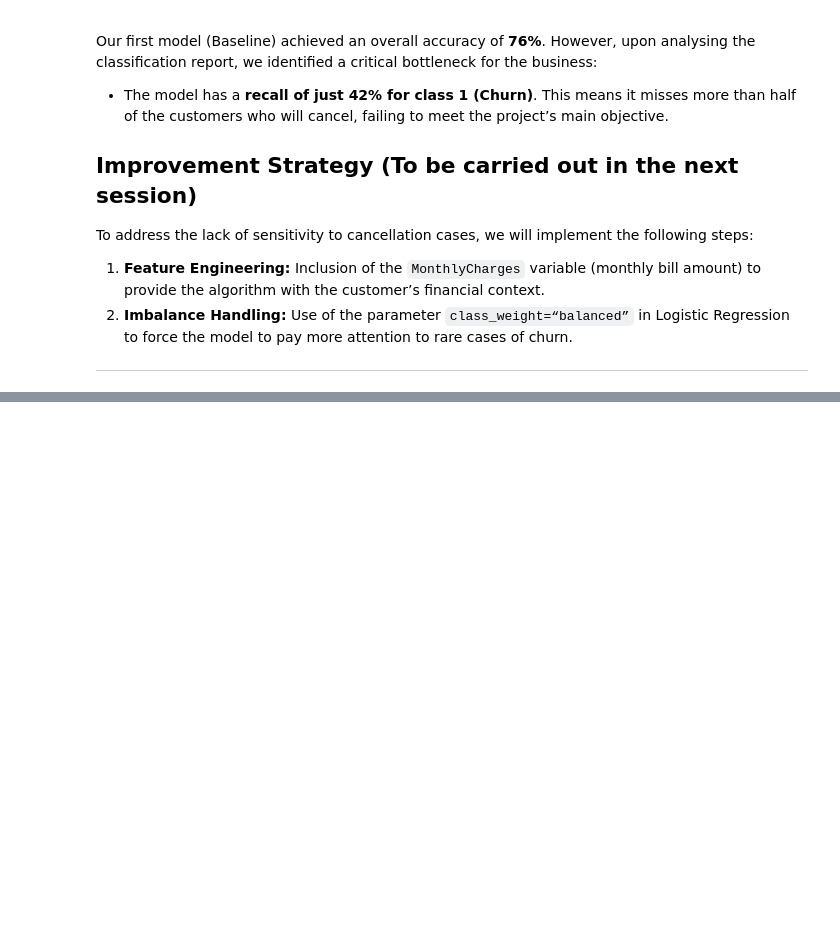
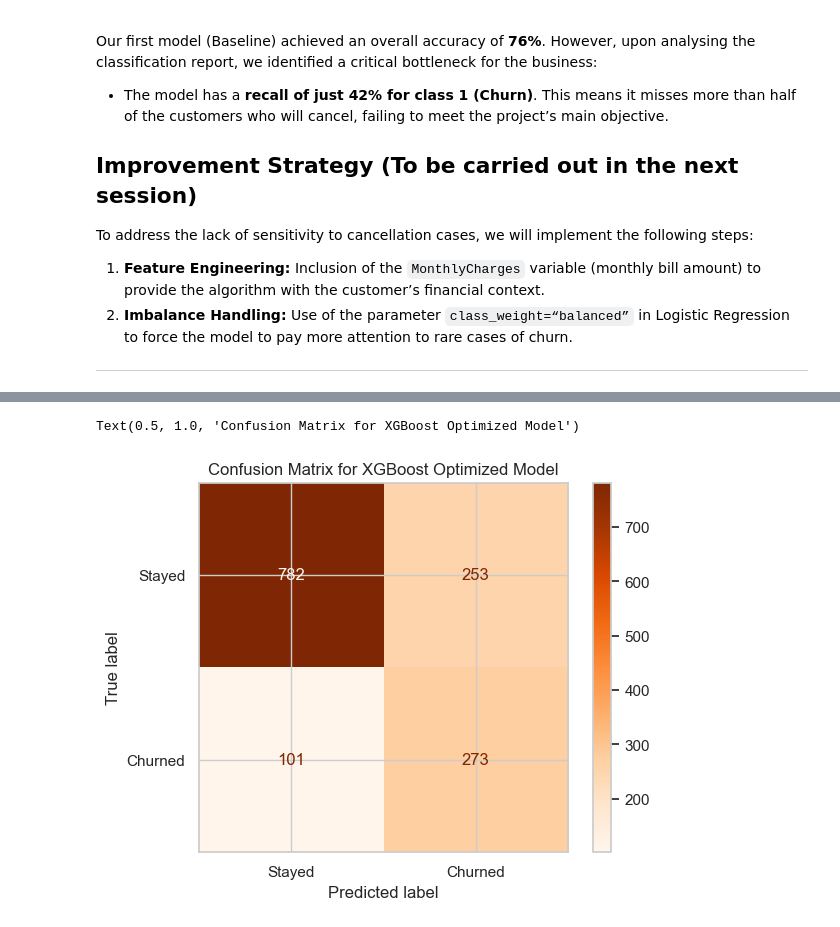
Before and after one commit to henriqsantos/churn_project, a Jupyter notebook: analyse_churn.ipynb, the cells around one changed output, grey strips where cells are left out. Saved outputs shown, nothing was run; the diff lists cells and outputs as text; code cells hidden in the pictures; blank space fills up the shorter version.

```diff
--- a/analyse_churn.ipynb
+++ b/analyse_churn.ipynb
@@ -207,0 +308,16 @@ To address the lack of sensitivity to cancellation cases, we will implement the
+# %%
+from xgboost import XGBClassifier
+
+# Initialize XGBoost with a scale_pos_weight parameter to handle class imbalance
+# Since we have roughly 3x more stayed customers than churned customers, we set scale_pos_weight to 3
+xgb_model = XGBClassifier(scale_pos_weight=3, random_state=42, eval_metric='logloss')
+
+# Train the XGBoost model on the training set
+xgb_model.fit(X_train_opt, y_train_opt)
+
+# Make predictions on the test set using the trained XGBoost model
+xgb_y_pred = xgb_model.predict(X_test_opt)
+
+# Show the performance of the XGBoost model
+print("XGBoost Model Performance:")
+print(classification_report(y_test_opt, xgb_y_pred))
@@ -207,0 +334,13 @@ To address the lack of sensitivity to cancellation cases, we will implement the
+# %%
+#Compute the confusion matrix values
+XGBoost_cm = confusion_matrix(y_test_opt, xgb_y_pred)
+
+#Create a confusion matrix display object
+XGBoost_disp = ConfusionMatrixDisplay(confusion_matrix=XGBoost_cm, display_labels=['Stayed', 'Churned'])
+
+#Plot the matrix with a heatmap style
+XGBoost_disp.plot(cmap='Oranges', values_format='d')
+plt.title('Confusion Matrix for XGBoost Optimized Model')
+# %% [output]
+Text(0.5, 1.0, 'Confusion Matrix for XGBoost Optimized Model')
+[figure, added]
```
Also changed, not shown: parts of 14 cells of this notebook, 1 other file.
